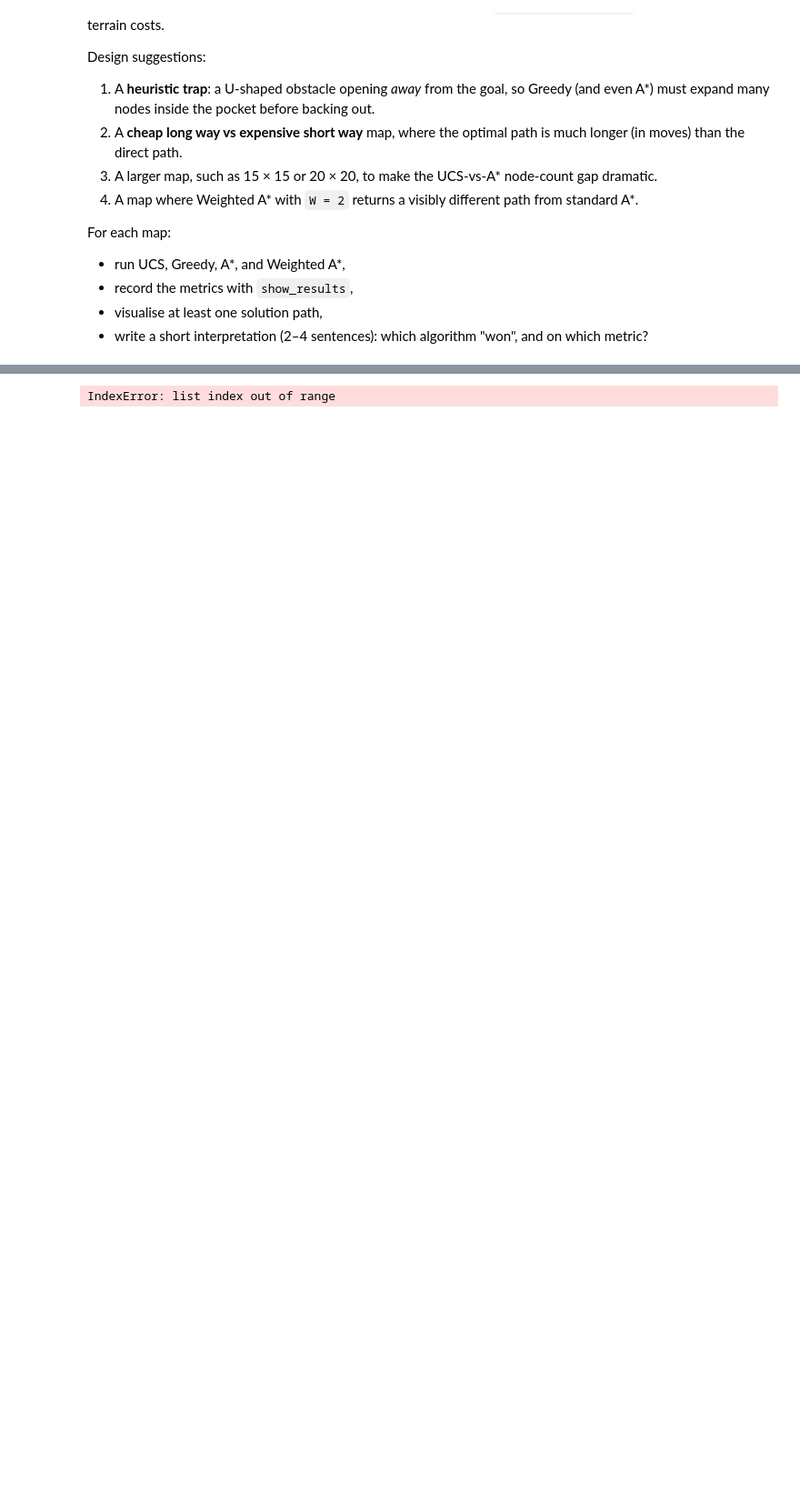
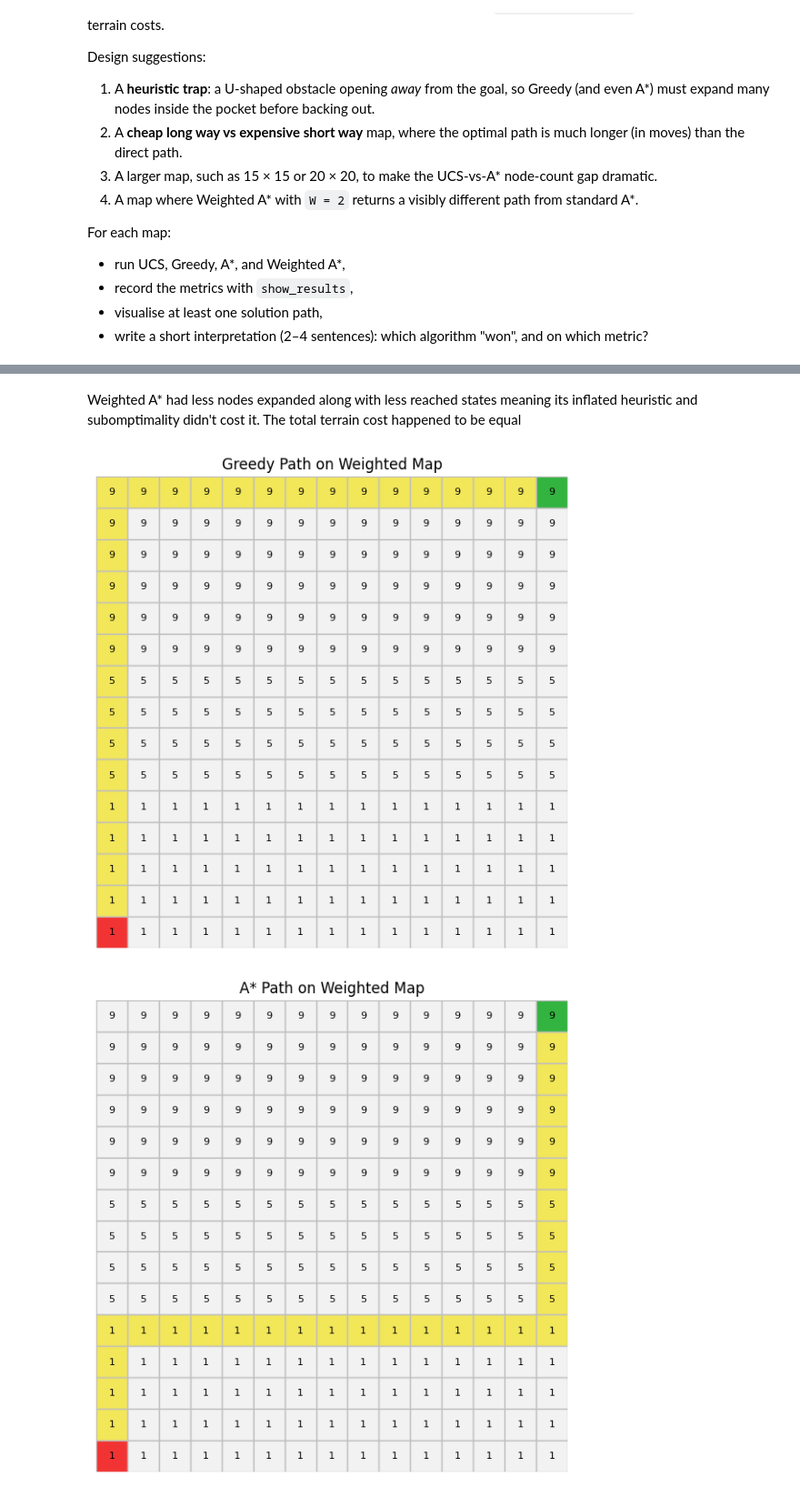
Before and after one commit to jupiterbouncer/lab1-search-partb, a Jupyter notebook: Oluwademilade_Subair_Lab_1B.ipynb, the cells around one changed output, grey strips where cells are left out. Shown at 91% size. Drawn from its saved outputs; the diff is of its cells as text; code cells hidden in the pictures; blank space fills up the shorter version.

```diff
--- a/Oluwademilade_Subair_Lab_1B.ipynb
+++ b/Oluwademilade_Subair_Lab_1B.ipynb
@@ -1163,36 +1250,52 @@ plot_path(
+# %% [markdown]
+Weighted A* had less nodes expanded along with less reached states meaning its inflated heuristic and subomptimality didn't cost it. The total terrain cost happened to be equal
 # %%
 # Create your second custom map here.
 
 custom_grid_2 = [[0] * 15 for _ in range(15)]
 
-custom_costs_2 = [
-    [[9] * 15] * 6  # rows 0–5:  expensive zone
-    + [[5] * 15] * 4  # rows 6–9:  medium zone
-    + [[1] * 15] * 5  # rows 10–14: cheap zone
-]
+custom_costs_2 = (
+    [[9] * 15 for _ in range(6)]  # rows 0–5:  expensive zone
+    + [[5] * 15 for _ in range(4)]  # rows 6–9:  medium zone
+    + [[1] * 15 for _ in range(5)]  # rows 10–14: cheap zone
+)
 
-custom_start_2 = (0, 0)
+custom_start_2 = (14, 0)
 custom_goal_2 = (0, 14)
 
 custom_problem_2 = WeightedGridProblem(
     custom_grid_2, custom_start_2, custom_goal_2, terrain_costs=custom_costs_2
 )
+
 custom_results_2 = [
     ucs.search(custom_problem_2),
     astar.search(custom_problem_2),
     wastar2.search(custom_problem_2),
     greedy.search(custom_problem_2),
 ]
-show_results(custom_results_2)
+
+print(show_results(custom_results_2))
 
 greedy_result_2 = custom_results_2[3]
+astar_result_2 = custom_results_2[1]
+
 plot_path(
     custom_grid_2,
     custom_start_2,
     custom_goal_2,
     path=greedy_result_2.path,
     terrain_costs=custom_costs_2,
     title="Greedy Path on Weighted Map",
 )
+
+plot_path(
+    custom_grid_2,
+    custom_start_2,
+    custom_goal_2,
+    path=astar_result_2.path,
+    terrain_costs=custom_costs_2,
+    title="A* Path on Weighted Map",
+)
 # %% [output]
-IndexError: list index out of range
+[figure, added]
+[figure, added]
```
Also changed, not shown: parts of 7 cells of this notebook.
